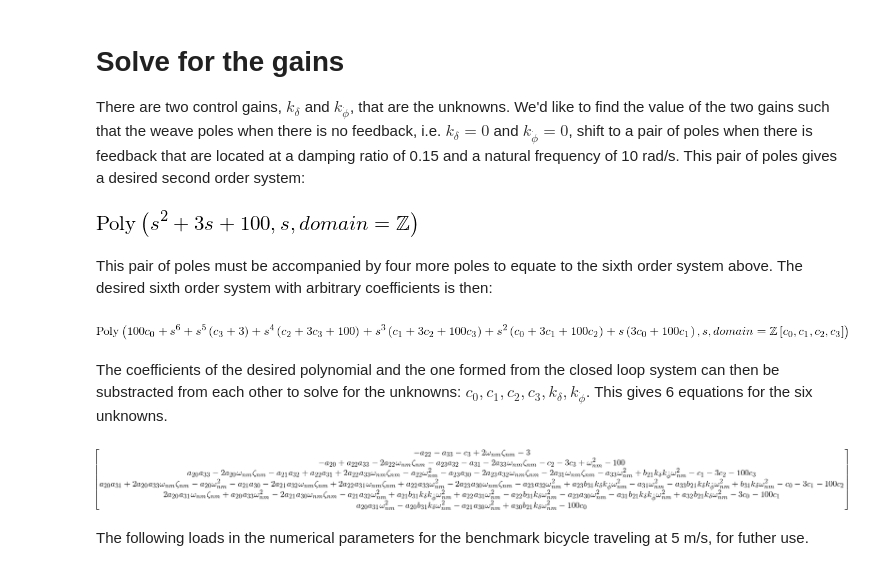
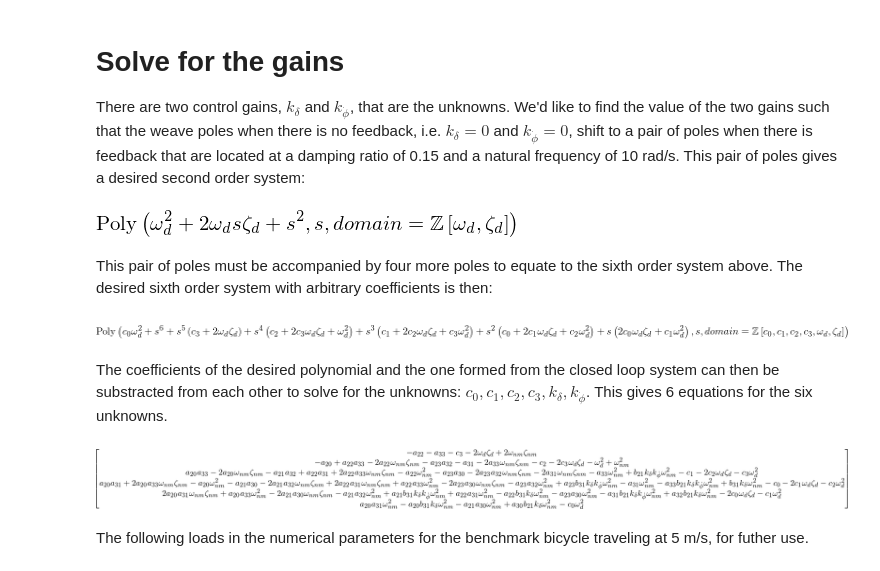
Before and after one commit to moorepants/BMD2016, a Jupyter notebook: notebooks/solve_inner_loop_gains.ipynb, the cells around one changed output. Saved outputs shown, nothing was run; the diff lists cells and outputs as text; code cells hidden in the pictures.

```diff
--- a/notebooks/solve_inner_loop_gains.ipynb
+++ b/notebooks/solve_inner_loop_gains.ipynb
@@ -74,11 +74,13 @@ char_eq.factor()
 # Solve for the gains
 
 There are two control gains, $k_\delta$ and $k_{\dot{\phi}}$, that are the unknowns. We'd like to find the value of the two gains such that the weave poles when there is no feedback, i.e. $k_\delta=0$ and $k_{\dot{\phi}}=0$, shift to a pair of poles when there is feedback that are located at a damping ratio of 0.15 and a natural frequency of 10 rad/s. This pair of poles gives a desired second order system:
+# %%
+omega_d, zeta_d = symbols('omega_d, zeta_d', real=True, positive=True)
 # %%
-desired_second_order = Poly((s**2 + 2 * S(15)/100 * 10 * s + 10**2), s)
+desired_second_order = Poly((s**2 + 2 * zeta_d * omega_d * s + omega_d**2), s)
 desired_second_order
 # %% [output]
-[figure, old version]
+[figure, new version]
 # %% [markdown]
 This pair of poles must be accompanied by four more poles to equate to the sixth order system above. The desired sixth order system with arbitrary coefficients is then:
 # %%
@@ -86,14 +88,14 @@ c0, c1, c2, c3 = symbols('c0, c1, c2, c3')
 desired_six_order = Poly(s**4 + c3 * s**3 + c2 * s**2 + c1 * s + c0, s) * desired_second_order
 desired_six_order
 # %% [output]
-[figure, old version]
+[figure, new version]
 # %% [markdown]
 The coefficients of the desired polynomial and the one formed from the closed loop system can then be substracted from each other to solve for the unknowns: $c_0, c_1, c_2, c_3, k_\delta, k_{\dot{\phi}}$. This gives 6 equations for the six unknowns.
 # %%
 zero = Matrix((char_eq - desired_six_order).coeffs())
 zero
 # %% [output]
-[figure, old version]
+[figure, new version]
 # %% [markdown]
 The following loads in the numerical parameters for the benchmark bicycle traveling at 5 m/s, for futher use.
 # %%
```
Also changed, not shown: parts of 21 cells of this notebook.
